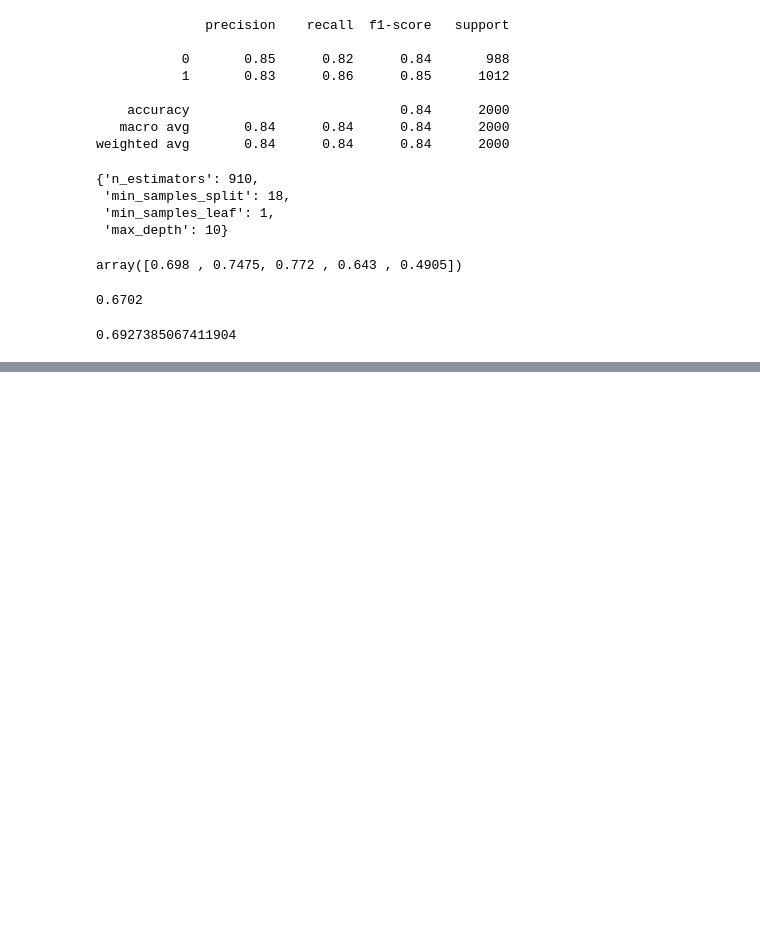
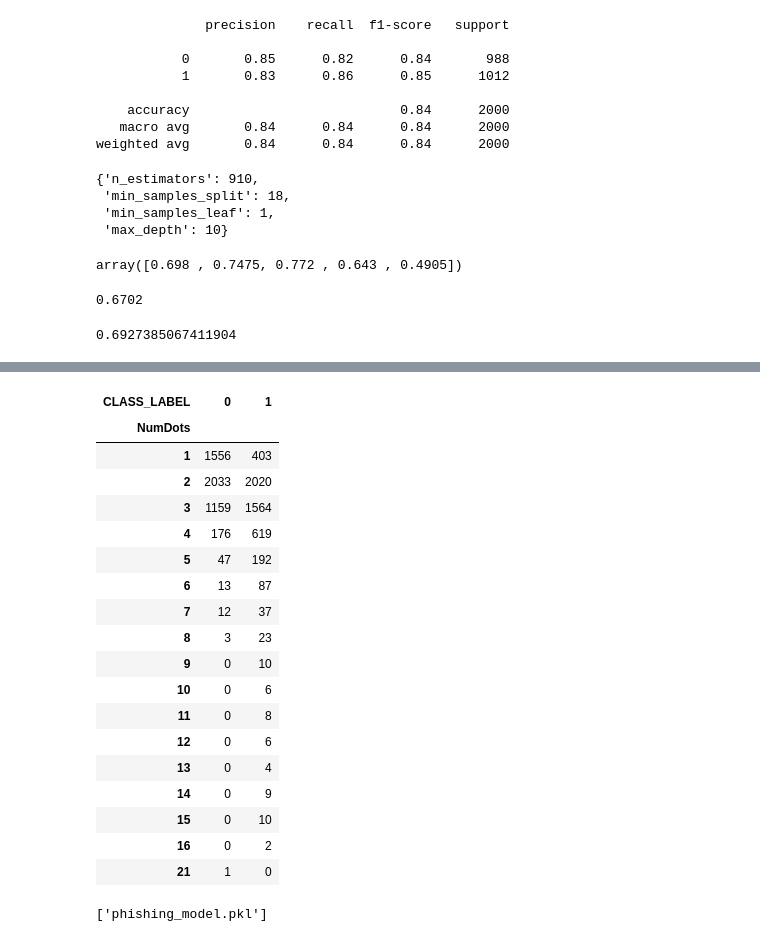
Before and after one commit to Ogierumua/phishing-website-project, a Jupyter notebook: Phishing_website.ipynb, the cells around one changed output, grey strips where cells are left out. Saved outputs shown, nothing was run; the diff lists cells and outputs as text; code cells hidden in the pictures; blank space fills up the shorter version.

```diff
--- a/Phishing_website.ipynb
+++ b/Phishing_website.ipynb
@@ -886,0 +957,27 @@ plt.show()
+# %%
+pd.crosstab(model_data["NumDots"], model_data["CLASS_LABEL"])
+# %% [output]
+| CLASS_LABEL | 0 | 1 |
+| NumDots |  |  |
+| 1 | 1556 | 403 |
+| 2 | 2033 | 2020 |
+| 3 | 1159 | 1564 |
+| 4 | 176 | 619 |
+| 5 | 47 | 192 |
+| 6 | 13 | 87 |
+| 7 | 12 | 37 |
+| 8 | 3 | 23 |
+| 9 | 0 | 10 |
+| 10 | 0 | 6 |
+| 11 | 0 | 8 |
+| 12 | 0 | 6 |
+| 13 | 0 | 4 |
+| 14 | 0 | 9 |
+| 15 | 0 | 10 |
+| 16 | 0 | 2 |
+| 21 | 1 | 0 |
+# %%
+import joblib
+joblib.dump(rs_rf, "phishing_model.pkl")
+# %% [output]
+['phishing_model.pkl']
```
Also changed, not shown: parts of 14 cells of this notebook, 2 other files.
